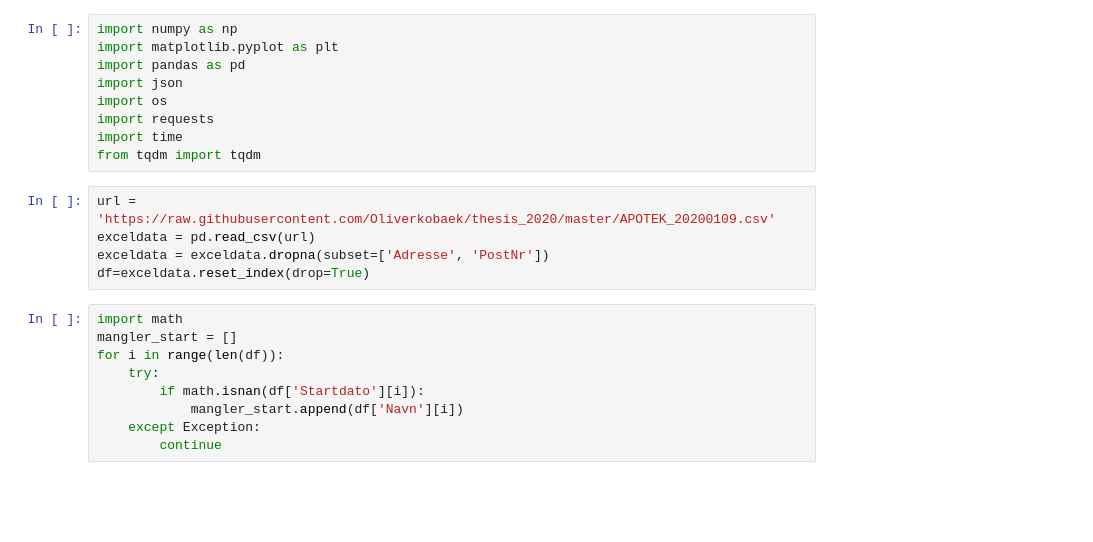
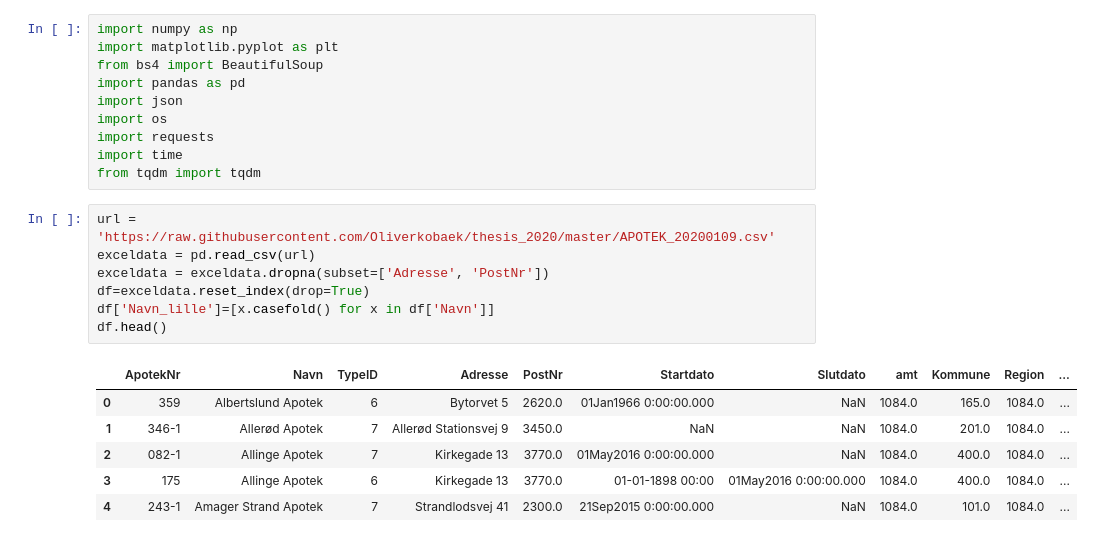
Before and after one commit to Oliverkobaek/thesis_2020, a Jupyter notebook: Scraping af CVR.ipynb, the cells around one changed output. Cells and saved outputs as stored; diff of their text form; blank space fills up the shorter version.

```diff
--- a/Scraping af CVR.ipynb
+++ b/Scraping af CVR.ipynb
@@ -1,6 +1,7 @@
 # %%
 import numpy as np
 import matplotlib.pyplot as plt
+from bs4 import BeautifulSoup
 import pandas as pd
 import json
 import os
@@ -10,14 +11,14 @@ from tqdm import tqdm
 # %%
 url = 'https://raw.githubusercontent.com/Oliverkobaek/thesis_2020/master/APOTEK_20200109.csv'
 exceldata = pd.read_csv(url)
 exceldata = exceldata.dropna(subset=['Adresse', 'PostNr'])
 df=exceldata.reset_index(drop=True)
+df['Navn_lille']=[x.casefold() for x in df['Navn']]
+df.head()
+# %% [output]
+|  | ApotekNr | Navn | TypeID | Adresse | PostNr | Startdato | Slutdato | amt | Kommune | Region | ... |
+| 0 | 359 | Albertslund Apotek | 6 | Bytorvet 5 | 2620.0 | 01Jan1966 0:00:00.000 | NaN | 1084.0 | 165.0 | 1084.0 | ... |
+| 1 | 346-1 | Allerød Apotek | 7 | Allerød Stationsvej 9 | 3450.0 | NaN | NaN | 1084.0 | 201.0 | 1084.0 | ... |
+| 2 | 082-1 | Allinge Apotek | 7 | Kirkegade 13 | 3770.0 | 01May2016 0:00:00.000 | NaN | 1084.0 | 400.0 | 1084.0 | ... |
+| 3 | 175 | Allinge Apotek | 6 | Kirkegade 13 | 3770.0 | 01-01-1898 00:00 | 01May2016 0:00:00.000 | 1084.0 | 400.0 | 1084.0 | ... |
+| 4 | 243-1 | Amager Strand Apotek | 7 | Strandlodsvej 41 | 2300.0 | 21Sep2015 0:00:00.000 | NaN | 1084.0 | 101.0 | 1084.0 | ... |
-# %%
-import math
-mangler_start = []
-for i in range(len(df)):
-    try:
-        if math.isnan(df['Startdato'][i]):
-            mangler_start.append(df['Navn'][i])
-    except Exception:
-        continue
```
Also changed, not shown: parts of 29 cells of this notebook, 2 other files.
